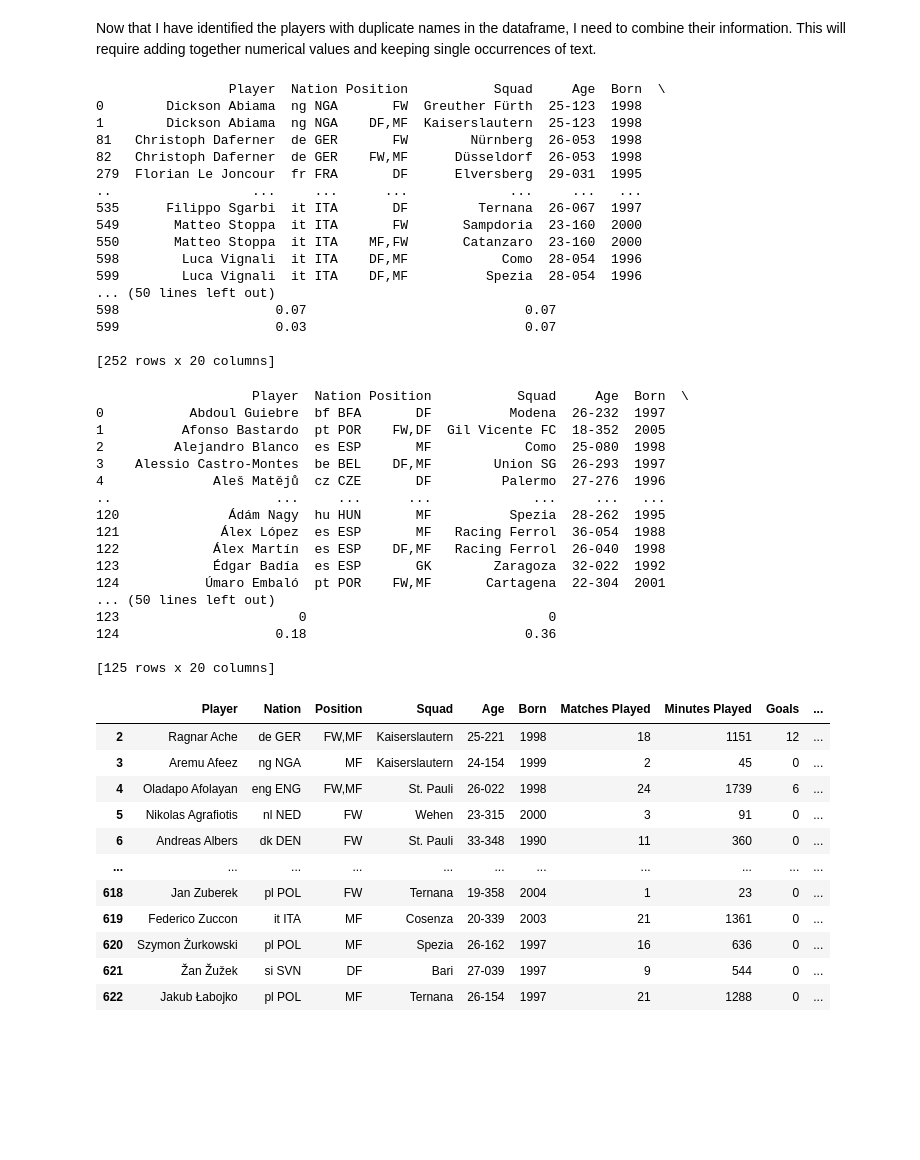
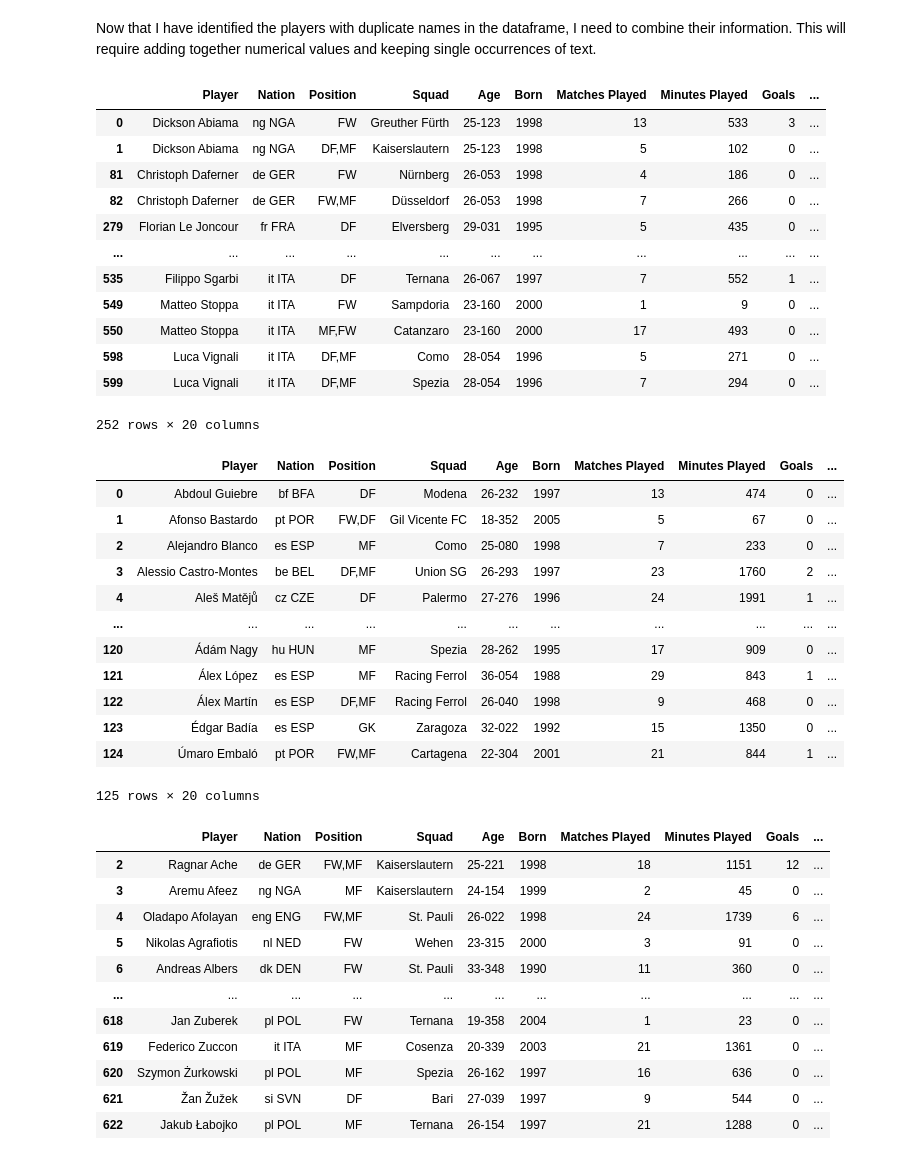
Before and after one commit to brutucas/Football-Player-Analysis, a Jupyter notebook: football_player_analysis.ipynb, the cells around one changed output. Drawn from its saved outputs; the diff is of its cells as text; code cells hidden in the pictures; blank space fills up the shorter version.

```diff
--- a/football_player_analysis.ipynb
+++ b/football_player_analysis.ipynb
@@ -186,25 +174,21 @@ Now that I have identified the players with duplicate names in the dataframe, I
 # %%
 # Storing the information about duplicate players in a new variable.
 duplicate_players = filtered_dataframe[filtered_dataframe['Player'].isin(double_names)]
-print(duplicate_players)
+duplicate_players
 # %% [output]
+|  | Player | Nation | Position | Squad | Age | Born | Matches Played | Minutes Played | Goals | ... |
+| 0 | Dickson Abiama | ng NGA | FW | Greuther Fürth | 25-123 | 1998 | 13 | 533 | 3 | ... |
+| 1 | Dickson Abiama | ng NGA | DF,MF | Kaiserslautern | 25-123 | 1998 | 5 | 102 | 0 | ... |
+| 81 | Christoph Daferner | de GER | FW | Nürnberg | 26-053 | 1998 | 4 | 186 | 0 | ... |
+| 82 | Christoph Daferner | de GER | FW,MF | Düsseldorf | 26-053 | 1998 | 7 | 266 | 0 | ... |
+| 279 | Florian Le Joncour | fr FRA | DF | Elversberg | 29-031 | 1995 | 5 | 435 | 0 | ... |
+| ... | ... | ... | ... | ... | ... | ... | ... | ... | ... | ... |
+| 535 | Filippo Sgarbi | it ITA | DF | Ternana | 26-067 | 1997 | 7 | 552 | 1 | ... |
+| 549 | Matteo Stoppa | it ITA | FW | Sampdoria | 23-160 | 2000 | 1 | 9 | 0 | ... |
+| 550 | Matteo Stoppa | it ITA | MF,FW | Catanzaro | 23-160 | 2000 | 17 | 493 | 0 | ... |
+| 598 | Luca Vignali | it ITA | DF,MF | Como | 28-054 | 1996 | 5 | 271 | 0 | ... |
+| 599 | Luca Vignali | it ITA | DF,MF | Spezia | 28-054 | 1996 | 7 | 294 | 0 | ... |
-                 Player  Nation Position           Squad     Age  Born  \
-0        Dickson Abiama  ng NGA       FW  Greuther Fürth  25-123  1998
-1        Dickson Abiama  ng NGA    DF,MF  Kaiserslautern  25-123  1998
-81   Christoph Daferner  de GER       FW        Nürnberg  26-053  1998
-82   Christoph Daferner  de GER    FW,MF      Düsseldorf  26-053  1998
-279  Florian Le Joncour  fr FRA       DF      Elversberg  29-031  1995
-..                  ...     ...      ...             ...     ...   ...
-535      Filippo Sgarbi  it ITA       DF         Ternana  26-067  1997
-549       Matteo Stoppa  it ITA       FW       Sampdoria  23-160  2000
-550       Matteo Stoppa  it ITA    MF,FW       Catanzaro  23-160  2000
-598        Luca Vignali  it ITA    DF,MF            Como  28-054  1996
-599        Luca Vignali  it ITA    DF,MF          Spezia  28-054  1996
-... (50 lines left out)
-598                    0.07                            0.07
-599                    0.03                            0.07
-
-[252 rows x 20 columns]
+252 rows × 20 columns
 # %%
 # Joining the data from those players with duplicate names to ensure accurate data and fair analysis.
 # I have added numerical values together with 'sum', and selected the last values in columns with text.
@@ -231,25 +215,21 @@ combined_rows = duplicate_players.groupby('Player', as_index=False).agg({
     'Expected Goals + Assists per 90': 'sum'
 })
 
-print(combined_rows)
+combined_rows
 # %% [output]
+|  | Player | Nation | Position | Squad | Age | Born | Matches Played | Minutes Played | Goals | ... |
+| 0 | Abdoul Guiebre | bf BFA | DF | Modena | 26-232 | 1997 | 13 | 474 | 0 | ... |
+| 1 | Afonso Bastardo | pt POR | FW,DF | Gil Vicente FC | 18-352 | 2005 | 5 | 67 | 0 | ... |
+| 2 | Alejandro Blanco | es ESP | MF | Como | 25-080 | 1998 | 7 | 233 | 0 | ... |
+| 3 | Alessio Castro-Montes | be BEL | DF,MF | Union SG | 26-293 | 1997 | 23 | 1760 | 2 | ... |
+| 4 | Aleš Matějů | cz CZE | DF | Palermo | 27-276 | 1996 | 24 | 1991 | 1 | ... |
+| ... | ... | ... | ... | ... | ... | ... | ... | ... | ... | ... |
+| 120 | Ádám Nagy | hu HUN | MF | Spezia | 28-262 | 1995 | 17 | 909 | 0 | ... |
+| 121 | Álex López | es ESP | MF | Racing Ferrol | 36-054 | 1988 | 29 | 843 | 1 | ... |
+| 122 | Álex Martín | es ESP | DF,MF | Racing Ferrol | 26-040 | 1998 | 9 | 468 | 0 | ... |
+| 123 | Édgar Badía | es ESP | GK | Zaragoza | 32-022 | 1992 | 15 | 1350 | 0 | ... |
+| 124 | Úmaro Embaló | pt POR | FW,MF | Cartagena | 22-304 | 2001 | 21 | 844 | 1 | ... |
-                    Player  Nation Position           Squad     Age  Born  \
-0           Abdoul Guiebre  bf BFA       DF          Modena  26-232  1997
-1          Afonso Bastardo  pt POR    FW,DF  Gil Vicente FC  18-352  2005
-2         Alejandro Blanco  es ESP       MF            Como  25-080  1998
-3    Alessio Castro-Montes  be BEL    DF,MF        Union SG  26-293  1997
-4              Aleš Matějů  cz CZE       DF         Palermo  27-276  1996
-..                     ...     ...      ...             ...     ...   ...
-120              Ádám Nagy  hu HUN       MF          Spezia  28-262  1995
-121             Álex López  es ESP       MF   Racing Ferrol  36-054  1988
-122            Álex Martín  es ESP    DF,MF   Racing Ferrol  26-040  1998
-123            Édgar Badía  es ESP       GK        Zaragoza  32-022  1992
-124           Úmaro Embaló  pt POR    FW,MF       Cartagena  22-304  2001
-... (50 lines left out)
-123                       0                               0
-124                    0.18                            0.36
-
-[125 rows x 20 columns]
+125 rows × 20 columns
 # %%
 # I was unable to get filtered_dataframe to append the combined_rows dataframe.
 # .concat() might have worked, but I had already created a new dataframe when I realised.
```
Also changed, not shown: parts of 34 cells of this notebook, 58 other files.
